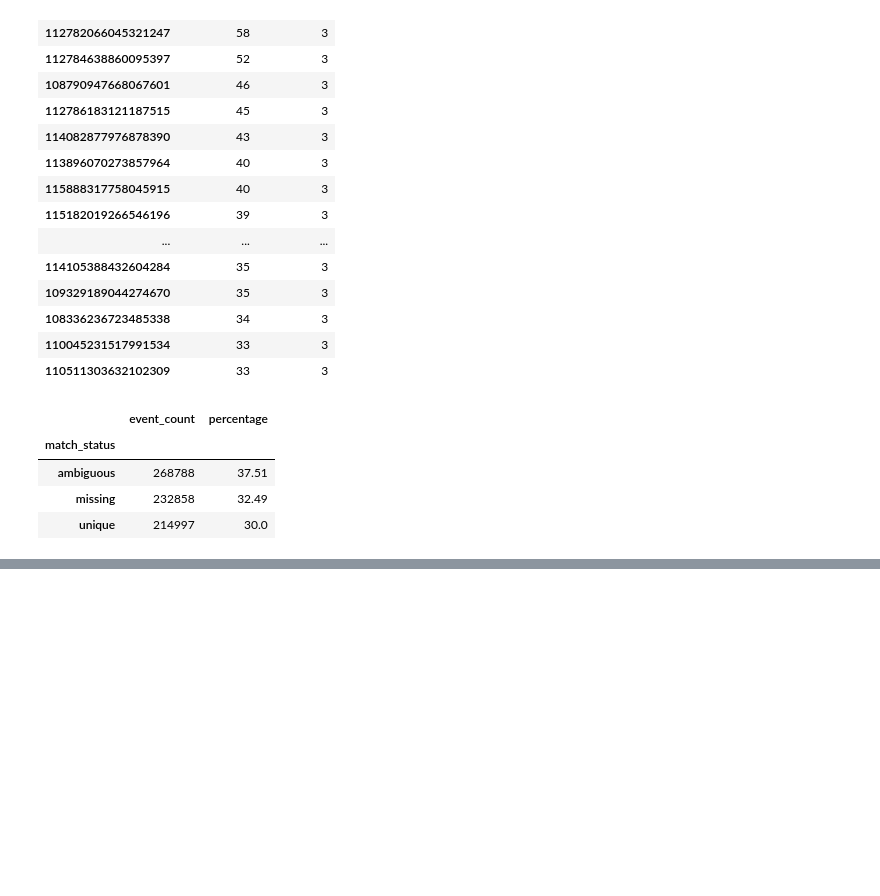
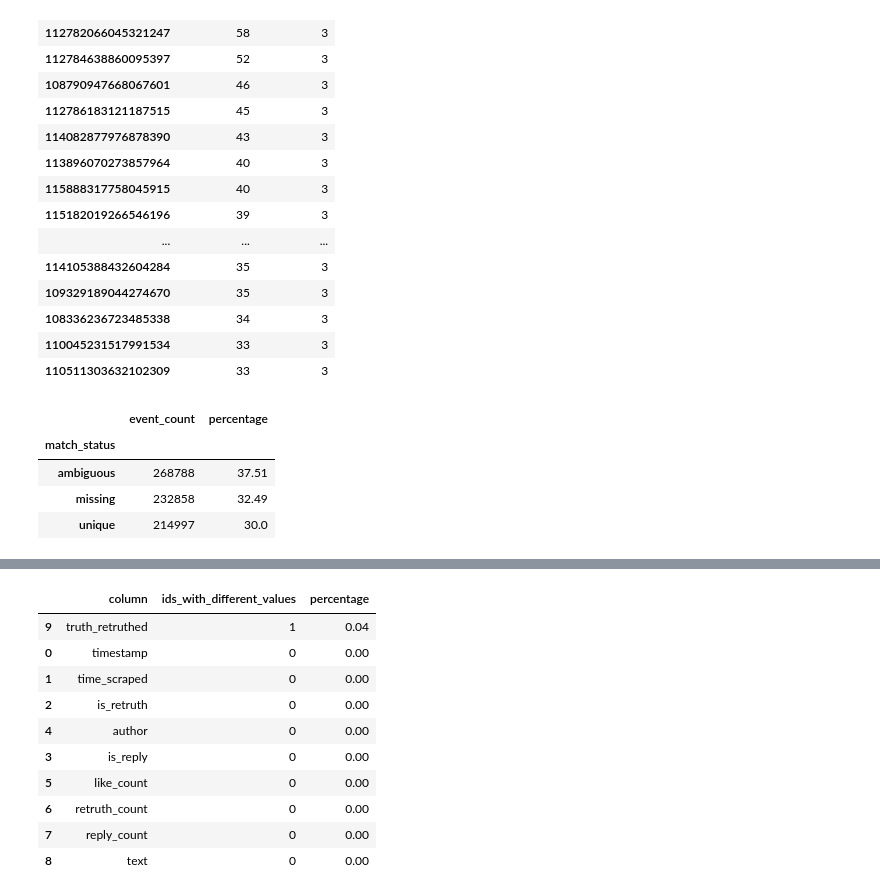
Before and after one commit to lorenzobuccolini03/Truth-Social-Analysis-and-Data-Warehousing---Decision-Support-Systems-, a Jupyter notebook: 01_assignment/01_03_explore_events.ipynb, the cells around one changed output, grey strips where cells are left out. Saved outputs shown, nothing was run; the diff lists cells and outputs as text; code cells hidden in the pictures; blank space fills up the shorter version.

```diff
--- a/01_assignment/01_03_explore_events.ipynb
+++ b/01_assignment/01_03_explore_events.ipynb
@@ -909,0 +987,50 @@ display(event_match_summary)
+# %%
+# ============================================================
+# WHICH ATTRIBUTES DIFFER FOR THE SAME TRUTH ID?
+# ============================================================
+
+comparison_cols = [
+    col for col in truth_reference.columns
+    if col not in ["id", "truth_id_key"]
+]
+
+variation_summary = []
+
+for col in comparison_cols:
+
+    distinct_values = (
+        ambiguous_truths
+        .groupby("truth_id_key")[col]
+        .nunique(dropna=False)
+    )
+
+    variation_summary.append({
+        "column": col,
+        "ids_with_different_values": int(
+            (distinct_values > 1).sum()
+        ),
+        "percentage": round(
+            (distinct_values > 1).mean() * 100, 2
+        )
+    })
+
+variation_summary = pd.DataFrame(
+    variation_summary
+).sort_values(
+    "ids_with_different_values",
+    ascending=False
+)
+
+display(variation_summary)
+# %% [output]
+|  | column | ids_with_different_values | percentage |
+| 9 | truth_retruthed | 1 | 0.04 |
+| 0 | timestamp | 0 | 0.00 |
+| 1 | time_scraped | 0 | 0.00 |
+| 2 | is_retruth | 0 | 0.00 |
+| 4 | author | 0 | 0.00 |
+| 3 | is_reply | 0 | 0.00 |
+| 5 | like_count | 0 | 0.00 |
+| 6 | retruth_count | 0 | 0.00 |
+| 7 | reply_count | 0 | 0.00 |
+| 8 | text | 0 | 0.00 |
```
Also changed, not shown: parts of 1 cell of this notebook, 7 other files.
